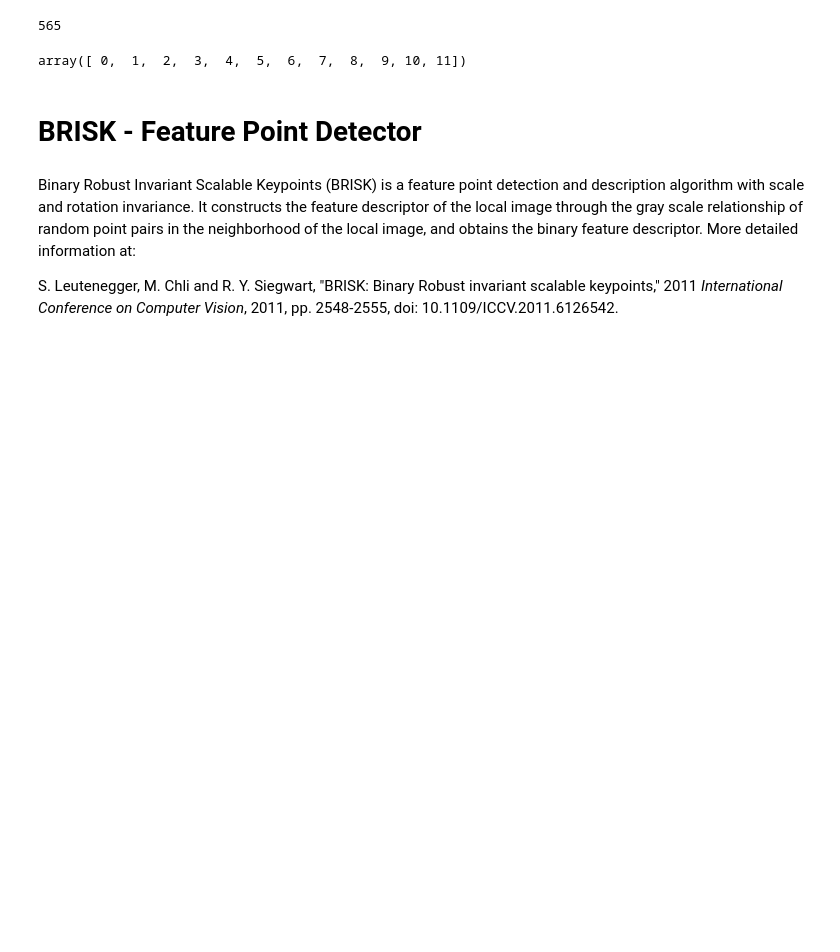
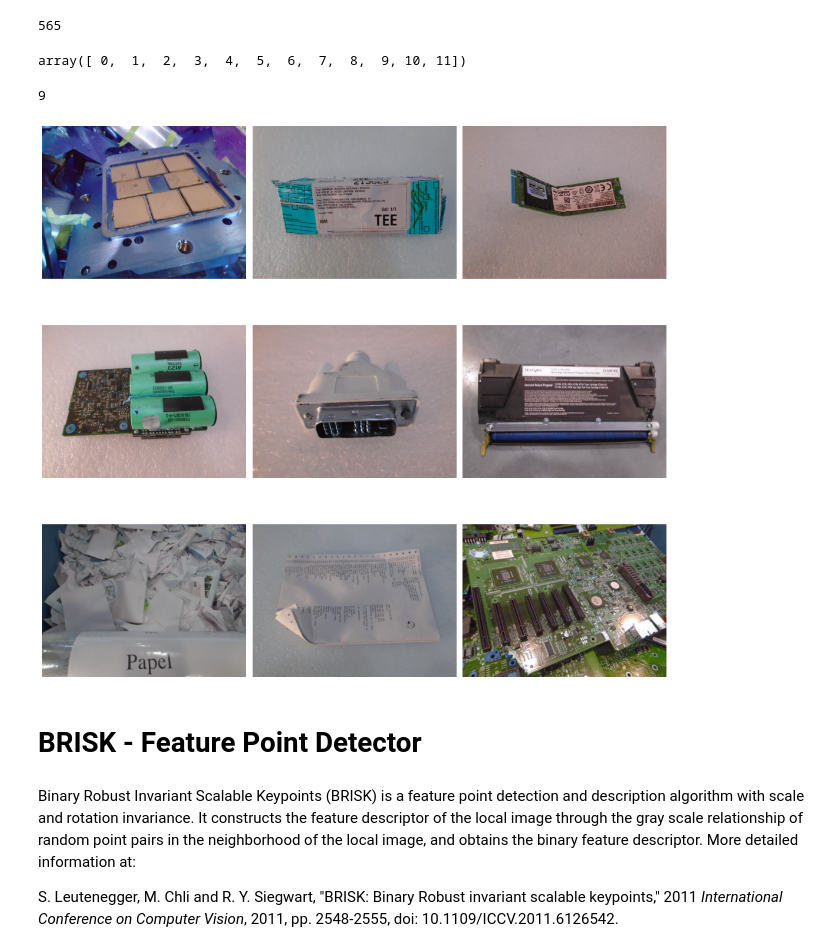
Before and after one commit to josealexandre-mecai/img-processing-2022, a Jupyter notebook: BOVW_Train.ipynb, the cells around one changed output. Cells and saved outputs as stored; diff of their text form; code cells hidden in the pictures; blank space fills up the shorter version.

```diff
--- a/BOVW_Train.ipynb
+++ b/BOVW_Train.ipynb
@@ -57,3 +59,26 @@ array([ 0,  1,  2,  3,  4,  5,  6,  7,  8,  9, 10, 11])
+# %%
+np.random.seed(1840)
+idx_sample = np.random.choice(len(image_paths), size = 9, replace = False)
+idx_sample = idx_sample.astype('int')
+len(idx_sample)
+# %% [output]
+9
+# %%
+# examples of images
+fig, axs = plt.subplots(3, 3, figsize=(15,15))
+img = cv2.imread(image_paths[idx_sample[0]]); axs[0, 0].imshow(img); axs[0,0].axis('off')
+img = cv2.imread(image_paths[idx_sample[1]]); axs[0, 1].imshow(img); axs[0,1].axis('off')
+img = cv2.imread(image_paths[idx_sample[2]]); axs[0, 2].imshow(img); axs[0,2].axis('off')
+img = cv2.imread(image_paths[idx_sample[3]]); axs[1, 0].imshow(img); axs[1,0].axis('off')
+img = cv2.imread(image_paths[idx_sample[4]]); axs[1, 1].imshow(img); axs[1,1].axis('off')
+img = cv2.imread(image_paths[idx_sample[5]]); axs[1, 2].imshow(img); axs[1,2].axis('off')
+img = cv2.imread(image_paths[idx_sample[6]]); axs[2, 0].imshow(img); axs[2,0].axis('off')
+img = cv2.imread(image_paths[idx_sample[7]]); axs[2, 1].imshow(img); axs[2,1].axis('off')
+img = cv2.imread(image_paths[idx_sample[8]]); axs[2, 2].imshow(img); axs[2,2].axis('off')
+plt.tight_layout()
+plt.show()
+# %% [output]
+[figure, added]
 # %% [markdown]
 # BRISK - Feature Point Detector
 # %% [markdown]
```
Also changed, not shown: parts of 11 cells of this notebook, 1 other file.
